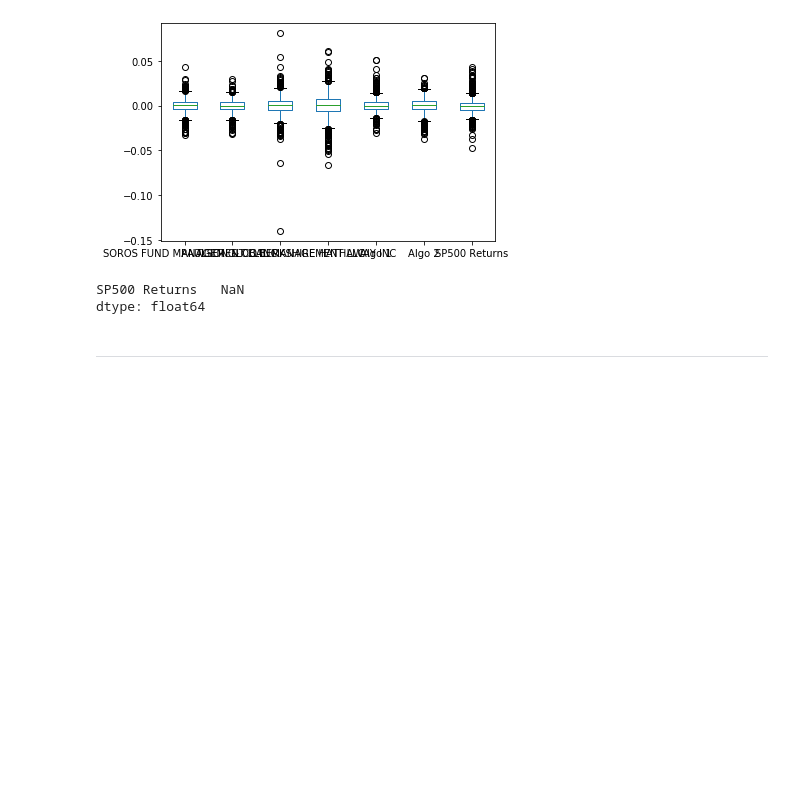
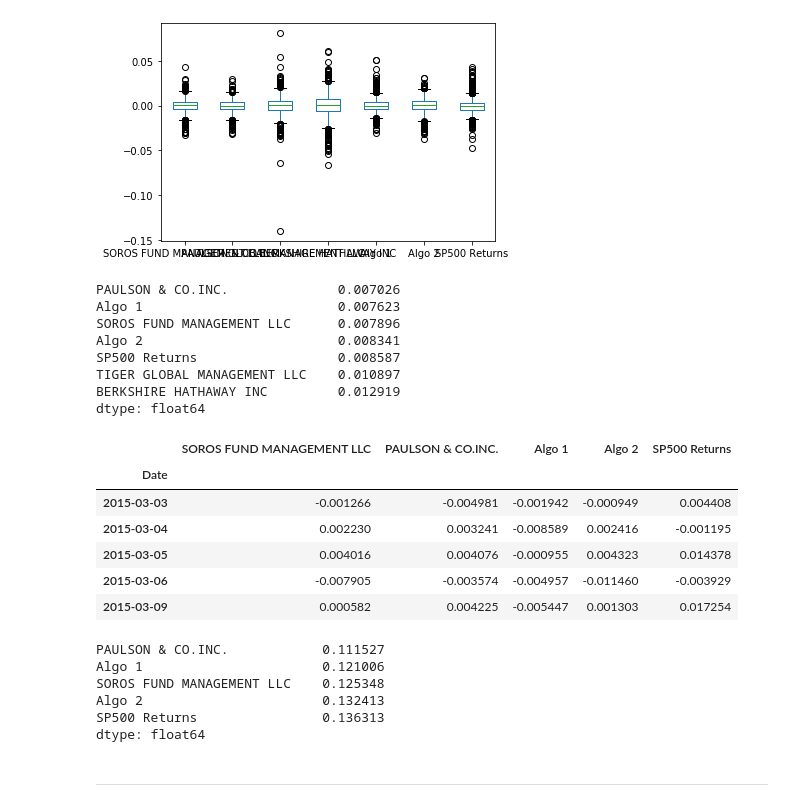
Before and after one commit to CPix18/MyFinTechRepo, a Jupyter notebook: HW3-Pandas/Pandas/Instructions/Starter_Code/whale_analysis.ipynb, the cells around one changed output. Cells and saved outputs as stored; diff of their text form; code cells hidden in the pictures; blank space fills up the shorter version.

```diff
--- a/HW3-Pandas/Pandas/Instructions/Starter_Code/whale_analysis.ipynb
+++ b/HW3-Pandas/Pandas/Instructions/Starter_Code/whale_analysis.ipynb
@@ -237,24 +237,42 @@ combo_df.plot.box()
 # %%
 # Daily Standard Deviations
 # Calculate the standard deviation for each portfolio. Which portfolios are riskier than the S&P 500?
-whale_std = whale_returns.std()
-whale_std.head()
-
-algo_std = algo_returns.std()
-algo_std.head()
-
-sp500_std = sp500_returns.std()
-sp500_std.head()
+volatility = combo_df.std()
+volatility.sort_values(inplace=True)
+volatility
 # %% [output]
-SP500 Returns   NaN
+PAULSON & CO.INC.              0.007026
+Algo 1                         0.007623
+SOROS FUND MANAGEMENT LLC      0.007896
+Algo 2                         0.008341
+SP500 Returns                  0.008587
+TIGER GLOBAL MANAGEMENT LLC    0.010897
+BERKSHIRE HATHAWAY INC         0.012919
 dtype: float64
 # %%
 # Determine which portfolios are riskier than the S&P 500
+combo_df.drop(columns=['BERKSHIRE HATHAWAY INC', 'TIGER GLOBAL MANAGEMENT LLC'], inplace=True)
+combo_df.head()
+# %% [output]
+|  | SOROS FUND MANAGEMENT LLC | PAULSON & CO.INC. | Algo 1 | Algo 2 | SP500 Returns |
+| Date |  |  |  |  |  |
+| 2015-03-03 | -0.001266 | -0.004981 | -0.001942 | -0.000949 | 0.004408 |
+| 2015-03-04 | 0.002230 | 0.003241 | -0.008589 | 0.002416 | -0.001195 |
+| 2015-03-05 | 0.004016 | 0.004076 | -0.000955 | 0.004323 | 0.014378 |
+| 2015-03-06 | -0.007905 | -0.003574 | -0.004957 | -0.011460 | -0.003929 |
+| 2015-03-09 | 0.000582 | 0.004225 | -0.005447 | 0.001303 | 0.017254 |
 # %%
 # Calculate the annualized standard deviation (252 trading days)
-whale_std_annual = whale_returns.std() * np.sqrt(252)
-algo_std_annual = algo_returns.std() * np.sqrt(252)
-sp500_std_annual = sp500_returns.std() * np.sqrt(252)
+ann_volatility = combo_df.std() * np.sqrt(252)
+ann_volatility.sort_values(inplace=True)
+ann_volatility
+# %% [output]
+PAULSON & CO.INC.            0.111527
+Algo 1                       0.121006
+SOROS FUND MANAGEMENT LLC    0.125348
+Algo 2                       0.132413
+SP500 Returns                0.136313
+dtype: float64
 # %% [markdown]
 ---
 # %% [markdown]
```
Also changed, not shown: parts of 15 cells of this notebook, 25 other files.
